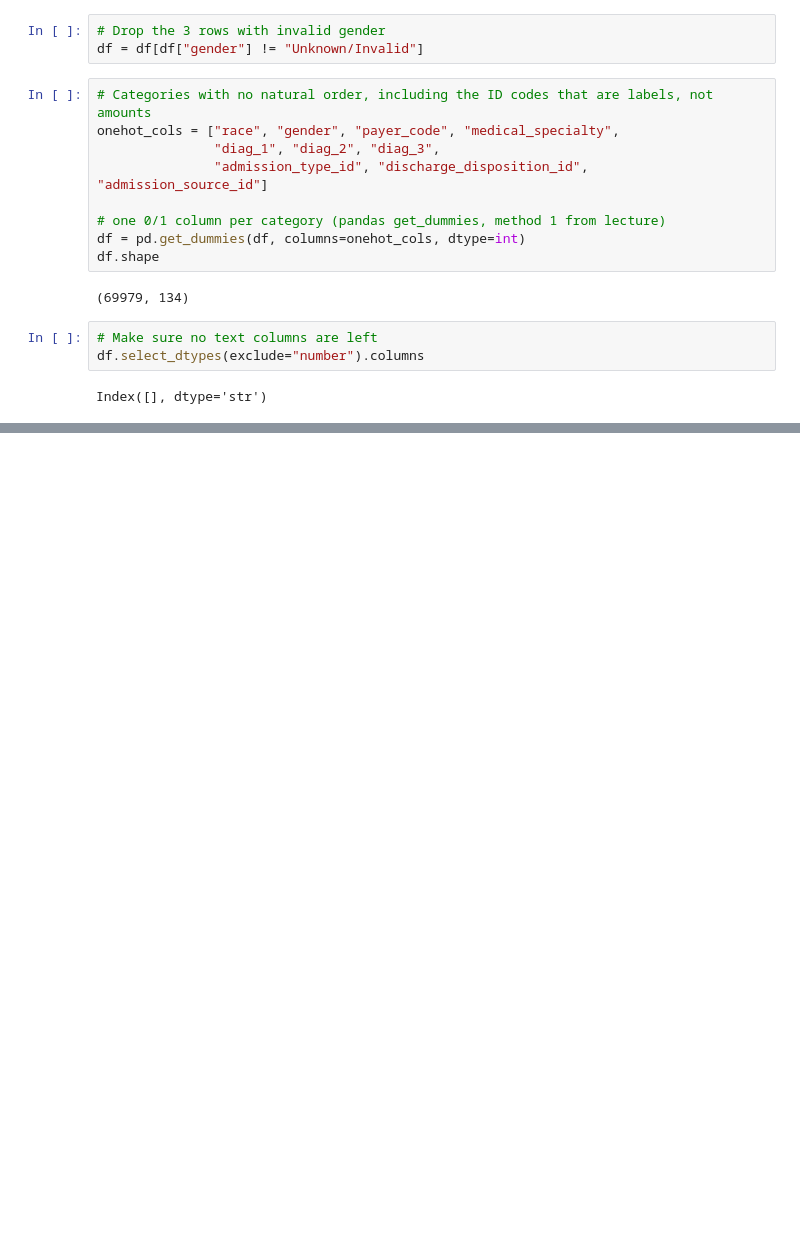
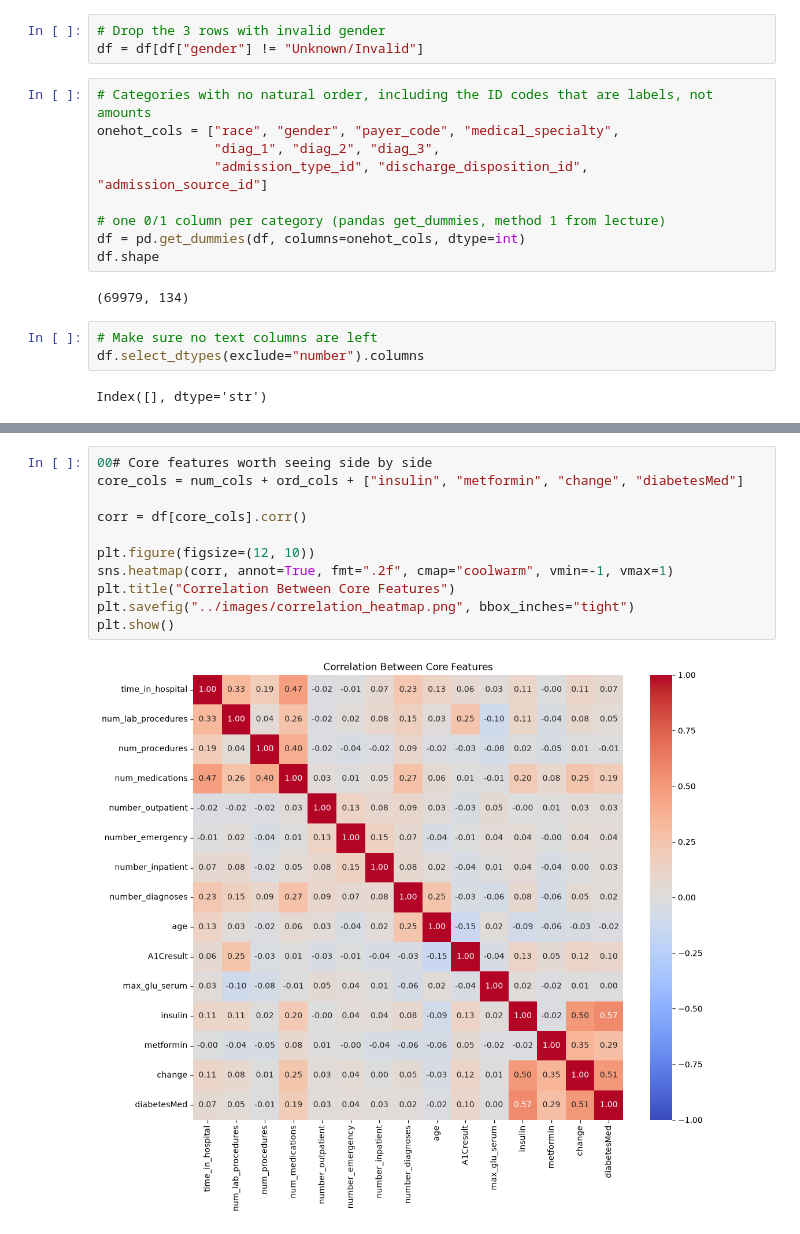
Before and after one commit to Jonah-Schwartz521/readmission-project, a Jupyter notebook: notebooks/readmission.ipynb, the cells around one changed output, grey strips where cells are left out. Cells and saved outputs as stored; diff of their text form; blank space fills up the shorter version.

Commit message:
Add Step 8: correlation check, drop redundant gender column

```diff
--- a/notebooks/readmission.ipynb
+++ b/notebooks/readmission.ipynb
@@ -461,0 +470,13 @@ Index([], dtype='str')
+# %%
+00# Core features worth seeing side by side
+core_cols = num_cols + ord_cols + ["insulin", "metformin", "change", "diabetesMed"]
+
+corr = df[core_cols].corr()
+
+plt.figure(figsize=(12, 10))
+sns.heatmap(corr, annot=True, fmt=".2f", cmap="coolwarm", vmin=-1, vmax=1)
+plt.title("Correlation Between Core Features")
+plt.savefig("../images/correlation_heatmap.png", bbox_inches="tight")
+plt.show()
+# %% [output]
+[figure, added]
```
Also changed, not shown: parts of 4 cells of this notebook, 1 other file.
